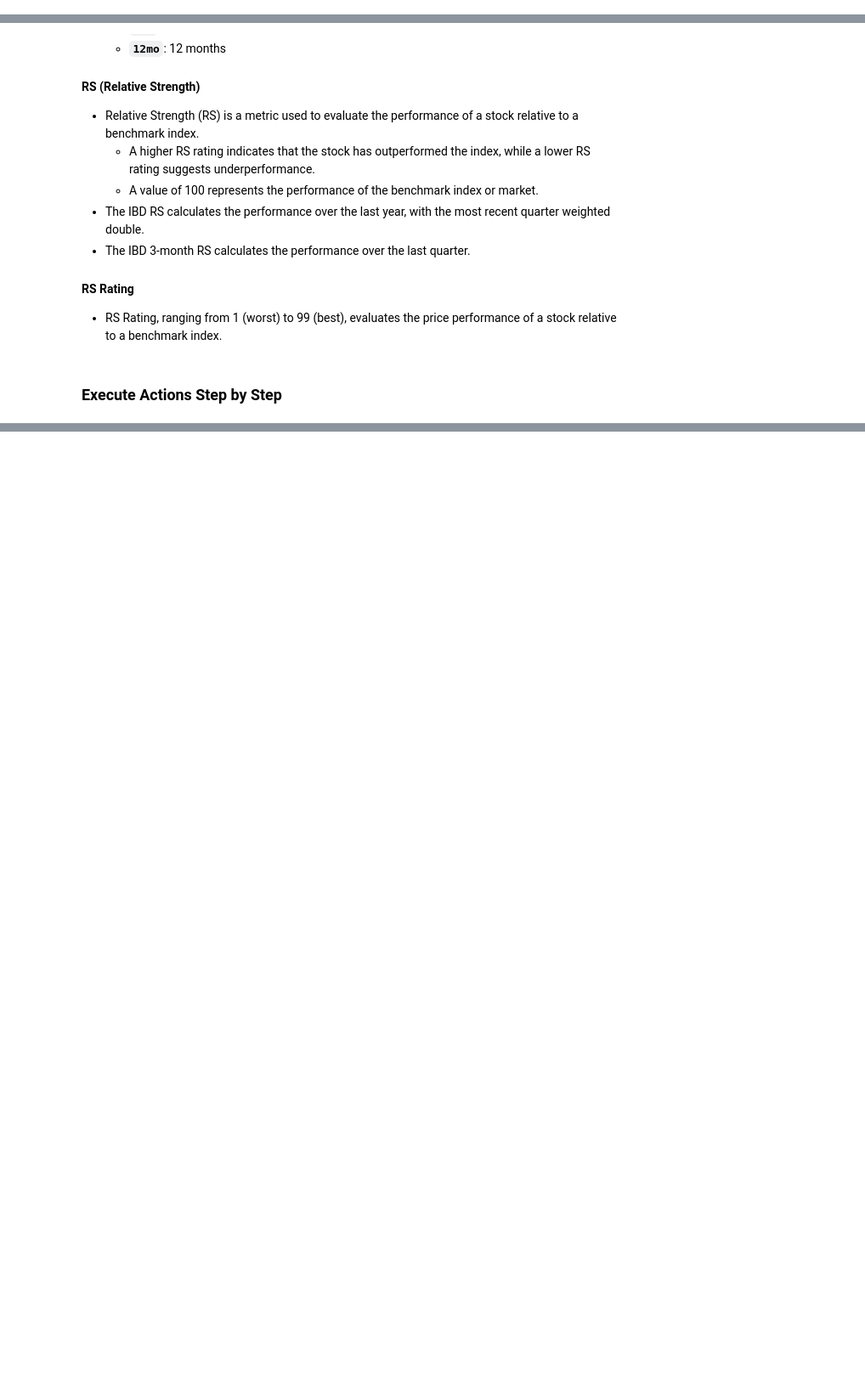
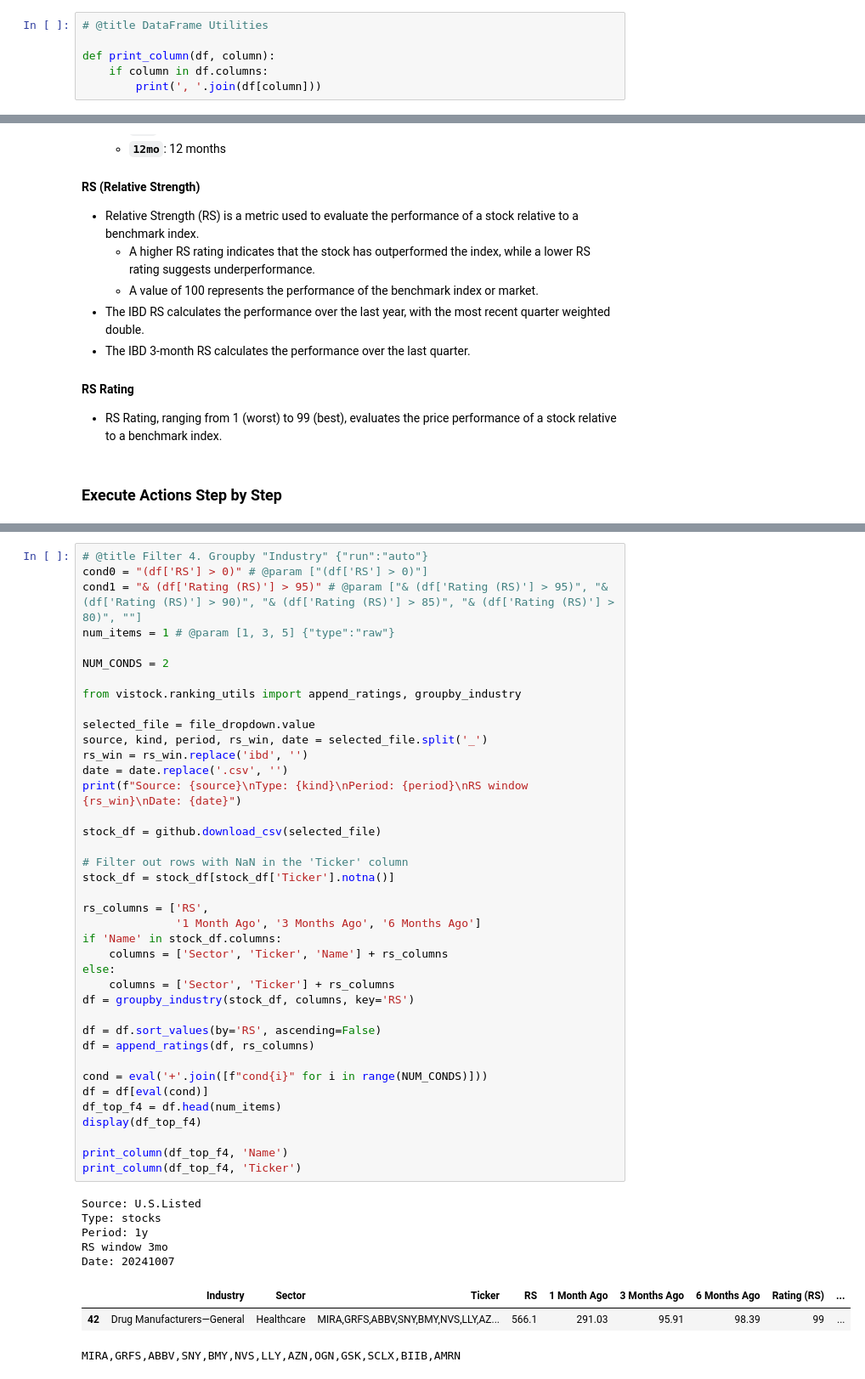
Before and after one commit to yorkjong/stock-reports, a Jupyter notebook: notebooks/ibd_reports.ipynb, the cells around one changed output, grey strips where cells are left out. Shown at 85% size. Cells and saved outputs as stored; diff of their text form; blank space fills up the shorter version.

```diff
--- a/notebooks/ibd_reports.ipynb
+++ b/notebooks/ibd_reports.ipynb
@@ -193,0 +131,6 @@ class OrderedSet:
+# %%
+# @title DataFrame Utilities
+
+def print_column(df, column):
+    if column in df.columns:
+        print(', '.join(df[column]))
@@ -539,0 +543,48 @@ Dropdown(description='Style:', index=9, options=('default', 'classic', 'yahoo',
+# %%
+# @title Filter 4. Groupby "Industry" {"run":"auto"}
+cond0 = "(df['RS'] > 0)" # @param ["(df['RS'] > 0)"]
+cond1 = "& (df['Rating (RS)'] > 95)" # @param ["& (df['Rating (RS)'] > 95)", "& (df['Rating (RS)'] > 90)", "& (df['Rating (RS)'] > 85)", "& (df['Rating (RS)'] > 80)", ""]
+num_items = 1 # @param [1, 3, 5] {"type":"raw"}
+
+NUM_CONDS = 2
+
+from vistock.ranking_utils import append_ratings, groupby_industry
+
+selected_file = file_dropdown.value
+source, kind, period, rs_win, date = selected_file.split('_')
+rs_win = rs_win.replace('ibd', '')
+date = date.replace('.csv', '')
+print(f"Source: {source}\nType: {kind}\nPeriod: {period}\nRS window {rs_win}\nDate: {date}")
+
+stock_df = github.download_csv(selected_file)
+
+# Filter out rows with NaN in the 'Ticker' column
+stock_df = stock_df[stock_df['Ticker'].notna()]
+
+rs_columns = ['RS',
+              '1 Month Ago', '3 Months Ago', '6 Months Ago']
+if 'Name' in stock_df.columns:
+    columns = ['Sector', 'Ticker', 'Name'] + rs_columns
+else:
+    columns = ['Sector', 'Ticker'] + rs_columns
+df = groupby_industry(stock_df, columns, key='RS')
+
+df = df.sort_values(by='RS', ascending=False)
+df = append_ratings(df, rs_columns)
+
+cond = eval('+'.join([f"cond{i}" for i in range(NUM_CONDS)]))
+df = df[eval(cond)]
+df_top_f4 = df.head(num_items)
+display(df_top_f4)
+
+print_column(df_top_f4, 'Name')
+print_column(df_top_f4, 'Ticker')
+# %% [output]
+Source: U.S.Listed
+Type: stocks
+Period: 1y
+RS window 3mo
+Date: 20241007
+|  | Industry | Sector | Ticker | RS | 1 Month Ago | 3 Months Ago | 6 Months Ago | Rating (RS) | ... |
+| 42 | Drug Manufacturers—General | Healthcare | MIRA,GRFS,ABBV,SNY,BMY,NVS,LLY,AZ... | 566.1 | 291.03 | 95.91 | 98.39 | 99 | ... |
+MIRA,GRFS,ABBV,SNY,BMY,NVS,LLY,AZN,OGN,GSK,SCLX,BIIB,AMRN
```
Also changed, not shown: parts of 23 cells of this notebook.
